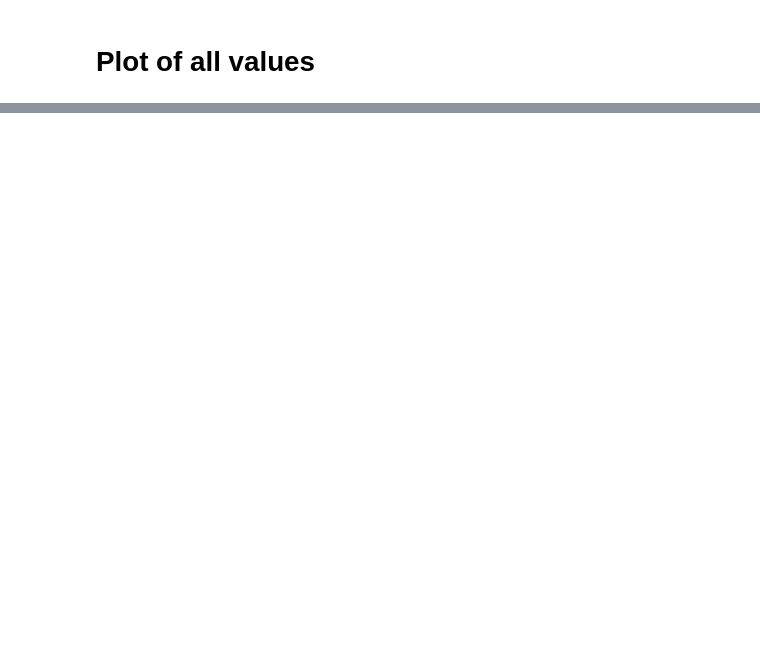
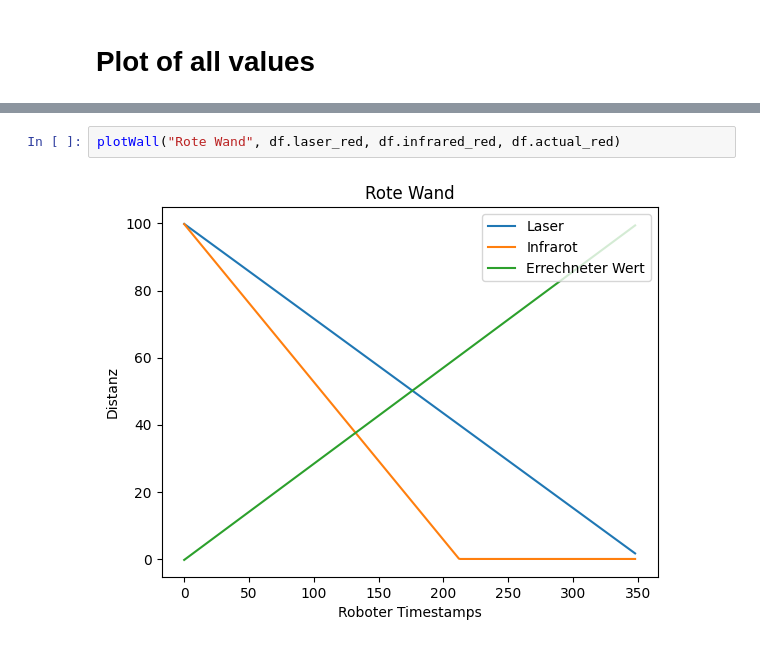
Before and after one commit to lsch0lz/webots_sensor_experiments, a Jupyter notebook: notebook/proximity.ipynb, the cells around one changed output, grey strips where cells are left out. Saved outputs shown, nothing was run; the diff lists cells and outputs as text; blank space fills up the shorter version.

```diff
--- a/notebook/proximity.ipynb
+++ b/notebook/proximity.ipynb
@@ -88,0 +77,4 @@ plt.show()
+# %%
+plotWall("Rote Wand", df.laser_red, df.infrared_red, df.actual_red)
+# %% [output]
+[figure, added]
```
Also changed, not shown: parts of 9 cells of this notebook.
